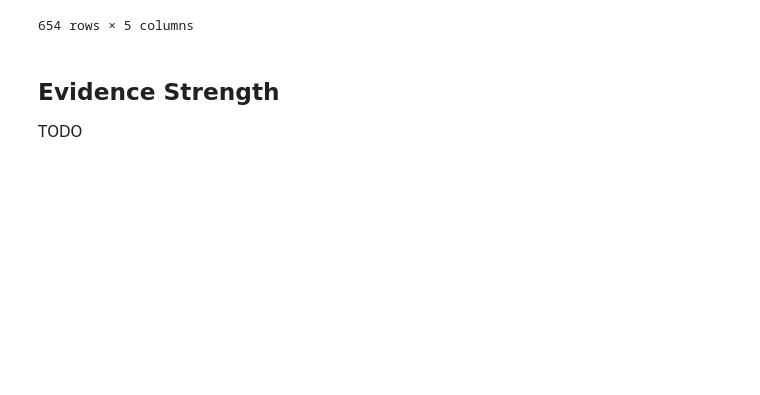
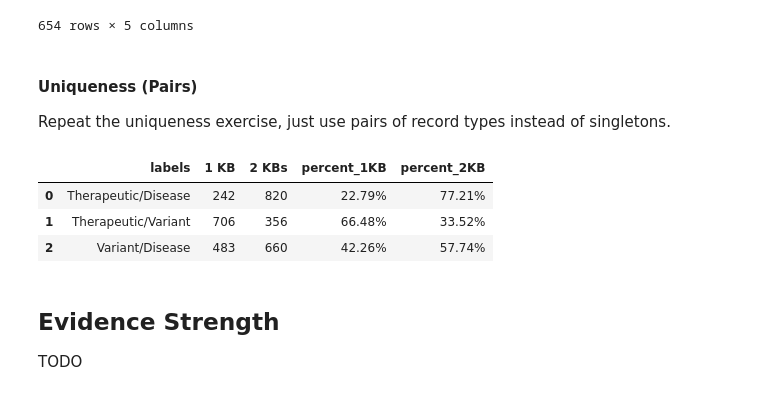
Before and after one commit to cancervariants/metakb, a Jupyter notebook: notebooks/statements.ipynb, the cells around one changed output. Saved outputs shown, nothing was run; the diff lists cells and outputs as text; code cells hidden in the pictures; blank space fills up the shorter version.

Commit message:
paired record uniqueness

```diff
--- a/notebooks/statements.ipynb
+++ b/notebooks/statements.ipynb
@@ -876,3 +868,60 @@ fig = px.pie(tdf, values='counts', names='is_duplicate', title='% Evidence conta
 fig.update_traces(textinfo='percent+label')
 fig.show()
 pio.write_image(fig, "Duplicate_Variant_Disease_metakbv2_pie.png", format='png', width=800, height=800, scale=5)
+# %% [markdown]
+#### Uniqueness (Pairs)
+Repeat the uniqueness exercise, just use pairs of record types instead of singletons.
+# %%
+uq_therdis = df[['obj','qualifier']].value_counts().rename_axis(['Therapeutic','Disease']).reset_index(name='counts')
+uq_thervar = df[['obj','subject']].value_counts().rename_axis(['Therapeutic','Variant']).reset_index(name='counts')
+uq_vardis = df[['subject','qualifier']].value_counts().rename_axis(['Variant','Disease']).reset_index(name='counts')
+
+uq_therdis['joined'] = None
+for idx, row in uq_therdis.iterrows():
+    uq_therdis.at[idx,'joined'] = f'{str(row["Therapeutic"])}, {str(row["Disease"])}'
+
+uq_thervar['joined'] = None
+for idx, row in uq_thervar.iterrows():
+    uq_thervar.at[idx,'joined'] = f'{str(row["Therapeutic"])}, {str(row["Variant"])}'
+
+uq_vardis['joined'] = None
+for idx, row in uq_vardis.iterrows():
+    uq_vardis.at[idx,'joined'] = f'{str(row["Variant"])}, {str(row["Disease"])}'
+# %%
+uq_therdis['is_duplicate'] = uq_therdis['counts'].apply(duplicate_detect)
+uq_thervar['is_duplicate'] = uq_thervar['counts'].apply(duplicate_detect)
+uq_vardis['is_duplicate'] = uq_vardis['counts'].apply(duplicate_detect)
+# %%
+# Create grouped counts by pair with counts for Present in 1 KB, Present in 2 KB
+uq = {}
+uq['labels'] = ['Therapeutic/Disease','Therapeutic/Variant','Variant/Disease']
+
+uq['1 KB'] = [uq_therdis[uq_therdis['is_duplicate']!='Duplicate']['counts'].sum(),
+                uq_thervar[uq_thervar['is_duplicate']!='Duplicate']['counts'].sum(),
+                uq_vardis[uq_vardis['is_duplicate']!='Duplicate']['counts'].sum()]
+
+uq['2 KBs'] = [uq_therdis[uq_therdis['is_duplicate']=='Duplicate']['counts'].sum(),
+                    uq_thervar[uq_thervar['is_duplicate']=='Duplicate']['counts'].sum(),
+                    uq_vardis[uq_vardis['is_duplicate']=='Duplicate']['counts'].sum()]
+
+uq = pd.DataFrame(uq)
+
+# Calculate Percentages
+100 * (uq['2 KBs'][0] / (uq['2 KBs'][0] + uq['2 KBs'][0]))
+
+uq['percent_1KB'] = [100 * (uq['1 KB'][0] / (uq['1 KB'][0] + uq['2 KBs'][0])),
+                     100 * (uq['1 KB'][1] / (uq['1 KB'][1] + uq['2 KBs'][1])),
+                     100 * (uq['1 KB'][2] / (uq['1 KB'][2] + uq['2 KBs'][2]))]
+uq['percent_2KB'] = [100 * (uq['2 KBs'][0] / (uq['1 KB'][0] + uq['2 KBs'][0])),
+                     100 * (uq['2 KBs'][1] / (uq['1 KB'][1] + uq['2 KBs'][1])),
+                     100 * (uq['2 KBs'][2] / (uq['1 KB'][2] + uq['2 KBs'][2]))]
+
+uq['percent_1KB'] = [f"{p:.2f}%" for p in uq['percent_1KB']]
+uq['percent_2KB'] = [f"{p:.2f}%" for p in uq['percent_2KB']]
+
+uq
+# %% [output]
+|  | labels | 1 KB | 2 KBs | percent_1KB | percent_2KB |
+| 0 | Therapeutic/Disease | 242 | 820 | 22.79% | 77.21% |
+| 1 | Therapeutic/Variant | 706 | 356 | 66.48% | 33.52% |
+| 2 | Variant/Disease | 483 | 660 | 42.26% | 57.74% |
```
Also changed, not shown: parts of 3 cells of this notebook, 1 other file.
